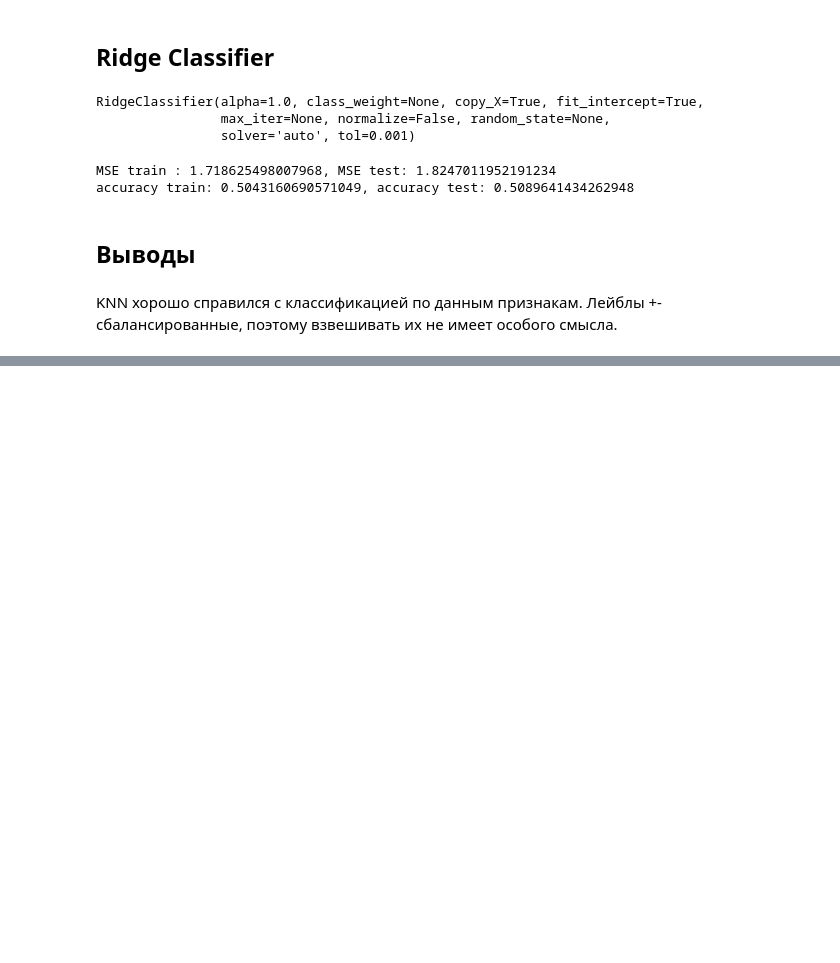
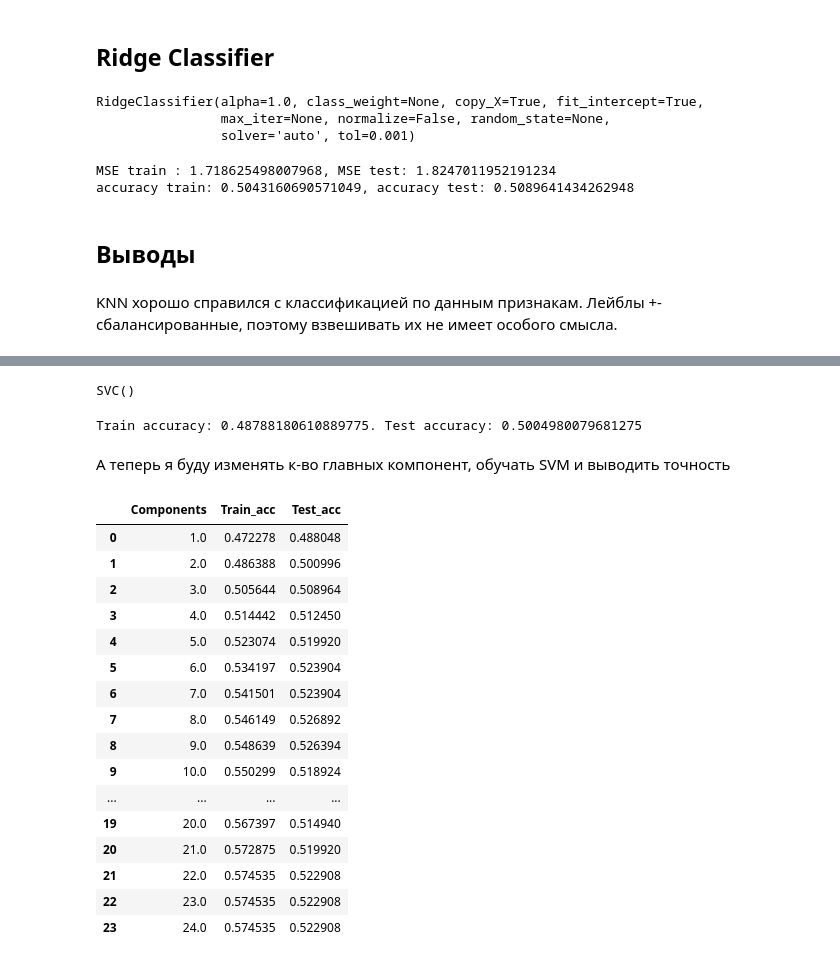
Before and after one commit to aleks73337/Data-Science, a Jupyter notebook: dz_datascience_1.ipynb, the cells around one changed output, grey strips where cells are left out. Saved outputs shown, nothing was run; the diff lists cells and outputs as text; code cells hidden in the pictures; blank space fills up the shorter version.

```diff
--- a/dz_datascience_1.ipynb
+++ b/dz_datascience_1.ipynb
@@ -381,0 +417,10 @@ KNN хорошо справился с классификацией по дан
+# %%
+svm.fit(X_train, y_train)
+# %% [output]
+SVC()
+# %%
+print("Train accuracy: {}. Test accuracy: {}".format(svm.score(X_train, y_train), svm.score(X_test, y_test)))
+# %% [output]
+Train accuracy: 0.48788180610889775. Test accuracy: 0.5004980079681275
+# %% [markdown]
+А теперь я буду изменять к-во главных компонент, обучать SVM и выводить точность
@@ -381,0 +439,20 @@ KNN хорошо справился с классификацией по дан
+# %%
+results
+# %% [output]
+|  | Components | Train_acc | Test_acc |
+| 0 | 1.0 | 0.472278 | 0.488048 |
+| 1 | 2.0 | 0.486388 | 0.500996 |
+| 2 | 3.0 | 0.505644 | 0.508964 |
+| 3 | 4.0 | 0.514442 | 0.512450 |
+| 4 | 5.0 | 0.523074 | 0.519920 |
+| 5 | 6.0 | 0.534197 | 0.523904 |
+| 6 | 7.0 | 0.541501 | 0.523904 |
+| 7 | 8.0 | 0.546149 | 0.526892 |
+| 8 | 9.0 | 0.548639 | 0.526394 |
+| 9 | 10.0 | 0.550299 | 0.518924 |
+| ... | ... | ... | ... |
+| 19 | 20.0 | 0.567397 | 0.514940 |
+| 20 | 21.0 | 0.572875 | 0.519920 |
+| 21 | 22.0 | 0.574535 | 0.522908 |
+| 22 | 23.0 | 0.574535 | 0.522908 |
+| 23 | 24.0 | 0.574535 | 0.522908 |
```
Also changed, not shown: parts of 26 cells of this notebook, 2 other files.
